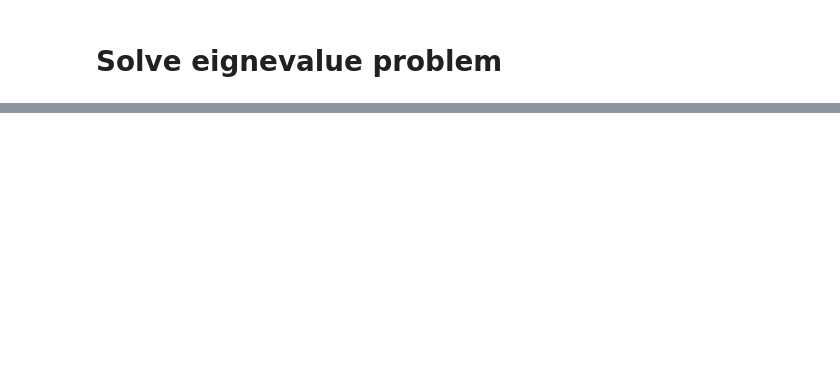
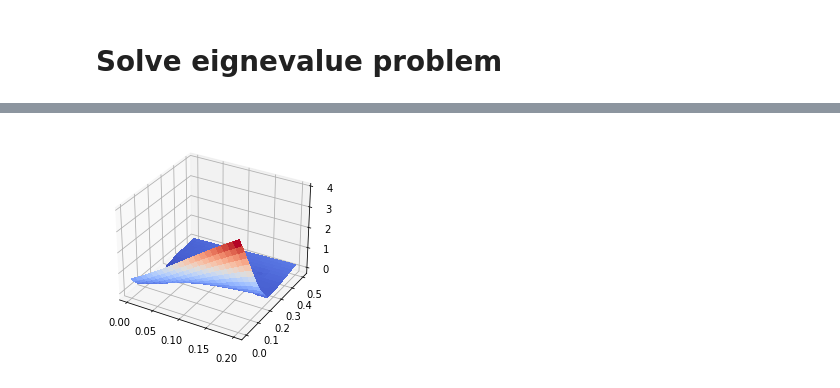
Before and after one commit to lucas-schroeder/Master_program_UFSC, a Jupyter notebook: VA/work2/FEM_Plate_lucas_schroeder.ipynb, the cells around one changed output, grey strips where cells are left out. Cells and saved outputs as stored; diff of their text form; code cells hidden in the pictures; blank space fills up the shorter version.

```diff
--- a/VA/work2/FEM_Plate_lucas_schroeder.ipynb
+++ b/VA/work2/FEM_Plate_lucas_schroeder.ipynb
@@ -269,18 +305,18 @@ print((W2**0.5/(2*pi)).real)
 # %%
 from mpl_toolkits import mplot3d
+from matplotlib import cm
 
-def f(x, y):
-    return np.sin(np.sqrt(x ** 2 + y ** 2))
 
-x = np.linspace(0, 0.200, 20)
-y = np.linspace(0, 0.500, 50)
+mode1 = resultados[nElements]['V'][:,0].reshape((nNodesY, nNodesX))
+
+x = np.linspace(0, L, nNodesX)
+y = np.linspace(0, H, nNodesY)
 
 X, Y = np.meshgrid(x, y)
-Z = f(X, Y)
+Z = mode1
 
-fig = plt.figure()
-ax = plt.axes(projection='3d')
-ax.contour3D(X, Y, Z, 50, cmap='binary')
-ax.set_xlabel('x')
-ax.set_ylabel('y')
-ax.set_zlabel('z')
+fig, ax = plt.subplots(subplot_kw={"projection": "3d"})
+surf = ax.plot_surface(X, Y, Z, cmap=cm.coolwarm, linewidth=0, antialiased=False)
+plt.show()
+# %% [output]
+[figure, added]
```
Also changed, not shown: parts of 13 cells of this notebook.
